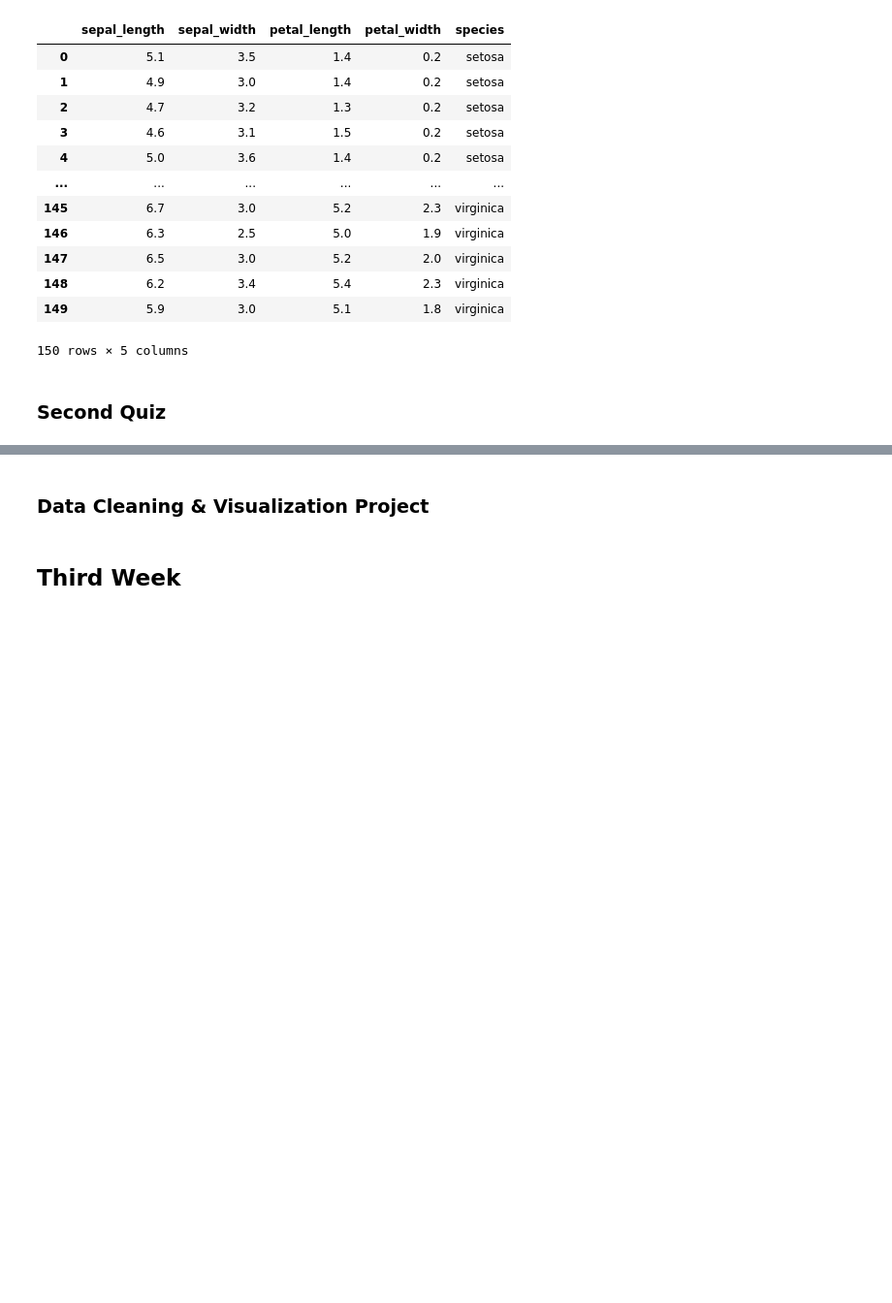
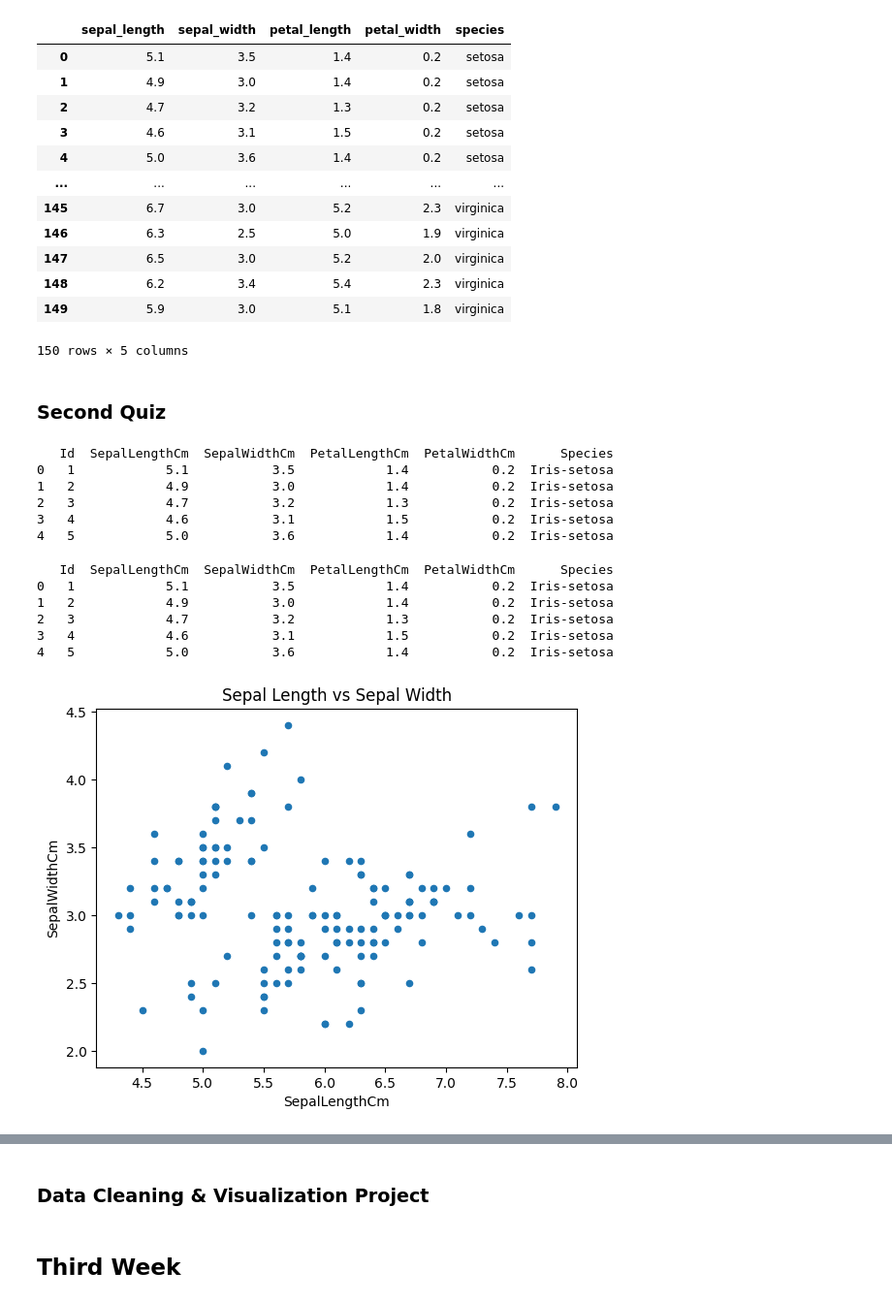
Before and after one commit to Monta243/Python1, a Jupyter notebook: Masar_Camp.ipynb, the cells around one changed output, grey strips where cells are left out. Shown at 97% size. Drawn from its saved outputs; the diff is of its cells as text; code cells hidden in the pictures; blank space fills up the shorter version.

```diff
--- a/Masar_Camp.ipynb
+++ b/Masar_Camp.ipynb
@@ -1659,3 +1659,72 @@ iris
 150 rows × 5 columns
 # %% [markdown]
 ### Second Quiz
+# %%
+import pandas as pd
+
+# URL to the Iris dataset
+url = "https://filebin.net/kr8coz9arczg9zw1/Iris.csv"
+
+# Read the data into a Pandas DataFrame
+data = pd.read_csv(url)
+
+# Display the first few rows of the dataset
+print(data.head())
+# %% [output]
+   Id  SepalLengthCm  SepalWidthCm  PetalLengthCm  PetalWidthCm      Species
+0   1            5.1           3.5            1.4           0.2  Iris-setosa
+1   2            4.9           3.0            1.4           0.2  Iris-setosa
+2   3            4.7           3.2            1.3           0.2  Iris-setosa
+3   4            4.6           3.1            1.5           0.2  Iris-setosa
+4   5            5.0           3.6            1.4           0.2  Iris-setosa
+# %%
+import pandas as pd
+import requests
+from io import StringIO
+
+# URL to the Iris dataset
+url = "https://filebin.net/kr8coz9arczg9zw1/Iris.csv"
+
+# Fetching the data from the URL
+response = requests.get(url)
+
+# Checking if the request was successful (status code 200)
+if response.status_code == 200:
+    # Reading the content of the response into a Pandas DataFrame
+    data = pd.read_csv(StringIO(response.text))
+
+    # Displaying the first few rows of the dataset
+    print(data.head())
+else:
+    print("Failed to retrieve data")
+# %% [output]
+   Id  SepalLengthCm  SepalWidthCm  PetalLengthCm  PetalWidthCm      Species
+0   1            5.1           3.5            1.4           0.2  Iris-setosa
+1   2            4.9           3.0            1.4           0.2  Iris-setosa
+2   3            4.7           3.2            1.3           0.2  Iris-setosa
+3   4            4.6           3.1            1.5           0.2  Iris-setosa
+4   5            5.0           3.6            1.4           0.2  Iris-setosa
+# %%
+import pandas as pd
+import requests
+import matplotlib.pyplot as plt
+
+# URL to the Iris dataset
+url = "https://filebin.net/kr8coz9arczg9zw1/Iris.csv"
+
+# Fetching the data from the URL
+response = requests.get(url)
+
+# Checking if the request was successful (status code 200)
+if response.status_code == 200:
+    # Reading the content of the response into a Pandas DataFrame
+    iris_data = pd.read_csv("https://filebin.net/kr8coz9arczg9zw1/Iris.csv"
+)
+
+    # Creating a scatter plot
+    iris_data.plot(kind="scatter", x="SepalLengthCm", y="SepalWidthCm", title="Sepal Length vs Sepal Width")
+    plt.show()
+else:
+    print("Failed to retrieve data")
+# %% [output]
+[figure, added]
```
Also changed, not shown: parts of 10 cells of this notebook.
